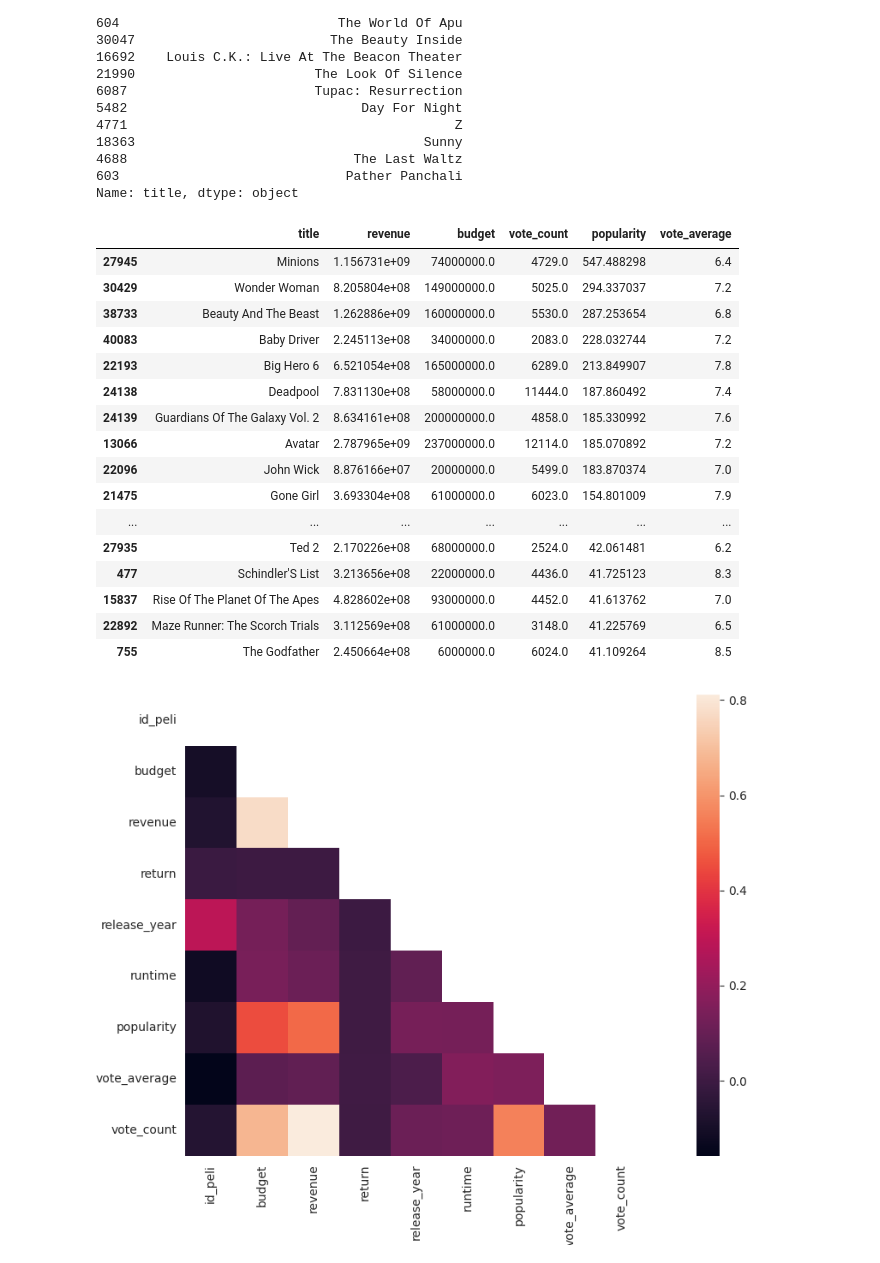
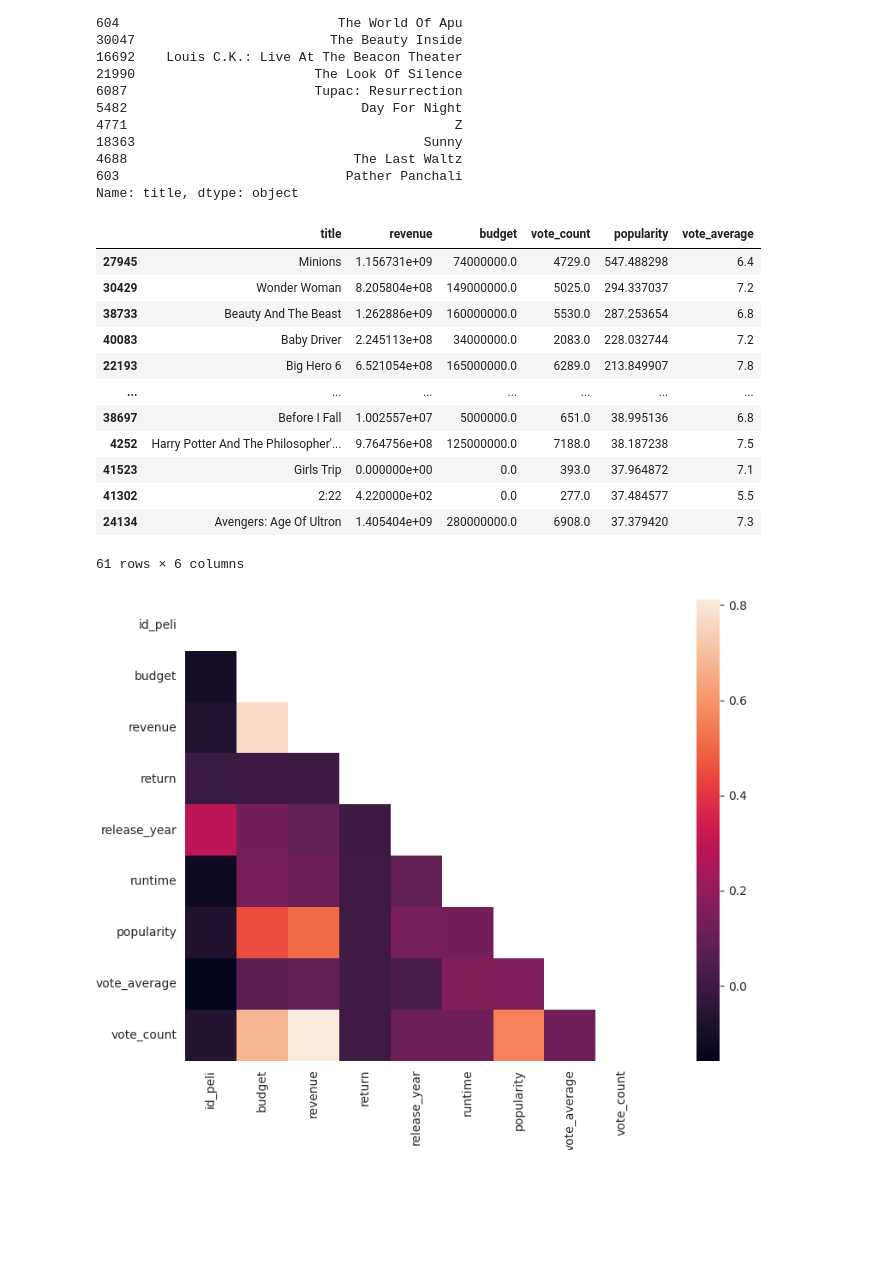
Before and after one commit to Tinmarian/PI1_MLOps_HENRY, a Jupyter notebook: EDA/EDA.ipynb, the cells around one changed output. Cells and saved outputs as stored; diff of their text form; code cells hidden in the pictures; blank space fills up the shorter version.

```diff
--- a/EDA/EDA.ipynb
+++ b/EDA/EDA.ipynb
@@ -222,25 +180,21 @@ Name: title, dtype: object
 # %%
 # Ordenamiento por "popularity".
 # Ahora veamos las 50 películas más populares.
-df[['title','revenue', 'budget','vote_count','popularity','vote_average']][df.popularity > 0].sort_values(by='popularity',ascending=False)[:50]
+df[['title','revenue', 'budget','vote_count','popularity','vote_average']][df.popularity > 0].sort_values(by='popularity',ascending=False)[:61]
 # %% [output]
 |  | title | revenue | budget | vote_count | popularity | vote_average |
 | 27945 | Minions | 1.156731e+09 | 74000000.0 | 4729.0 | 547.488298 | 6.4 |
 | 30429 | Wonder Woman | 8.205804e+08 | 149000000.0 | 5025.0 | 294.337037 | 7.2 |
 | 38733 | Beauty And The Beast | 1.262886e+09 | 160000000.0 | 5530.0 | 287.253654 | 6.8 |
 | 40083 | Baby Driver | 2.245113e+08 | 34000000.0 | 2083.0 | 228.032744 | 7.2 |
 | 22193 | Big Hero 6 | 6.521054e+08 | 165000000.0 | 6289.0 | 213.849907 | 7.8 |
-| 24138 | Deadpool | 7.831130e+08 | 58000000.0 | 11444.0 | 187.860492 | 7.4 |
-| 24139 | Guardians Of The Galaxy Vol. 2 | 8.634161e+08 | 200000000.0 | 4858.0 | 185.330992 | 7.6 |
-| 13066 | Avatar | 2.787965e+09 | 237000000.0 | 12114.0 | 185.070892 | 7.2 |
-| 22096 | John Wick | 8.876166e+07 | 20000000.0 | 5499.0 | 183.870374 | 7.0 |
-| 21475 | Gone Girl | 3.693304e+08 | 61000000.0 | 6023.0 | 154.801009 | 7.9 |
 | ... | ... | ... | ... | ... | ... | ... |
-| 27935 | Ted 2 | 2.170226e+08 | 68000000.0 | 2524.0 | 42.061481 | 6.2 |
-| 477 | Schindler'S List | 3.213656e+08 | 22000000.0 | 4436.0 | 41.725123 | 8.3 |
-| 15837 | Rise Of The Planet Of The Apes | 4.828602e+08 | 93000000.0 | 4452.0 | 41.613762 | 7.0 |
-| 22892 | Maze Runner: The Scorch Trials | 3.112569e+08 | 61000000.0 | 3148.0 | 41.225769 | 6.5 |
-| 755 | The Godfather | 2.450664e+08 | 6000000.0 | 6024.0 | 41.109264 | 8.5 |
+| 38697 | Before I Fall | 1.002557e+07 | 5000000.0 | 651.0 | 38.995136 | 6.8 |
+| 4252 | Harry Potter And The Philosopher'... | 9.764756e+08 | 125000000.0 | 7188.0 | 38.187238 | 7.5 |
+| 41523 | Girls Trip | 0.000000e+00 | 0.0 | 393.0 | 37.964872 | 7.1 |
+| 41302 | 2:22 | 4.220000e+02 | 0.0 | 277.0 | 37.484577 | 5.5 |
+| 24134 | Avengers: Age Of Ultron | 1.405404e+09 | 280000000.0 | 6908.0 | 37.379420 | 7.3 |
+61 rows × 6 columns
 # %%
 # Ahora veamos la matriz de correlación en un heatmap de seaborn
 plt.figure(figsize=(15,7))
```
Also changed, not shown: parts of 7 cells of this notebook.
